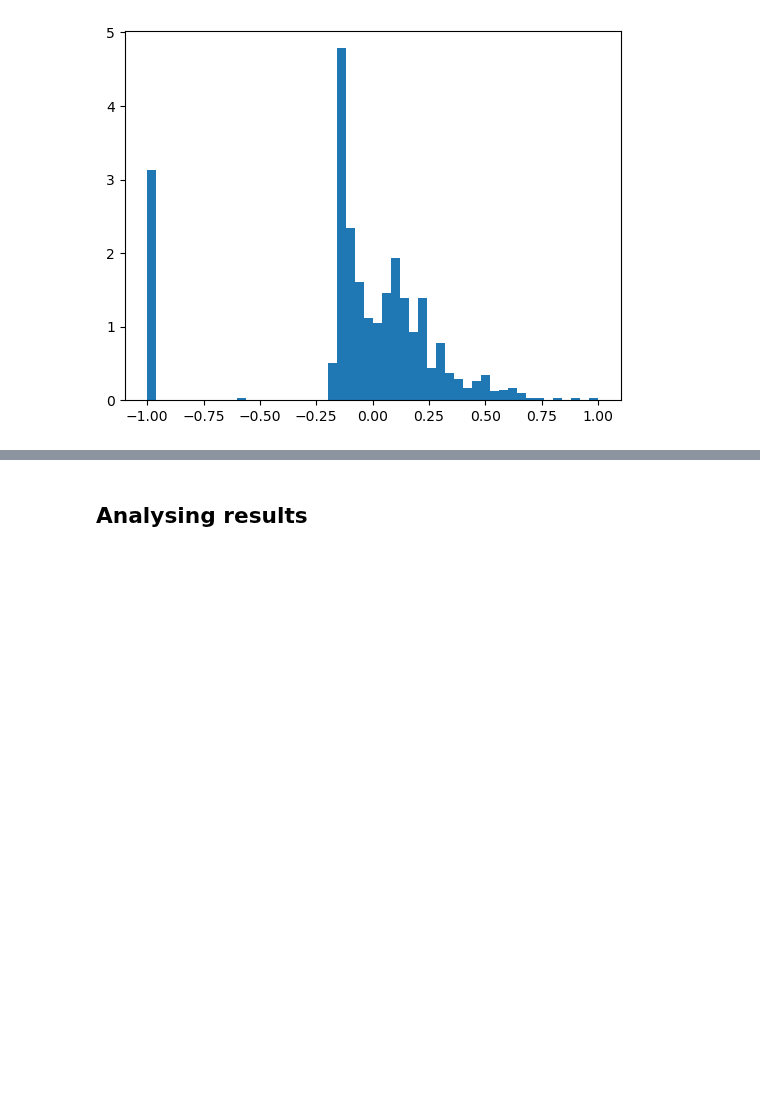
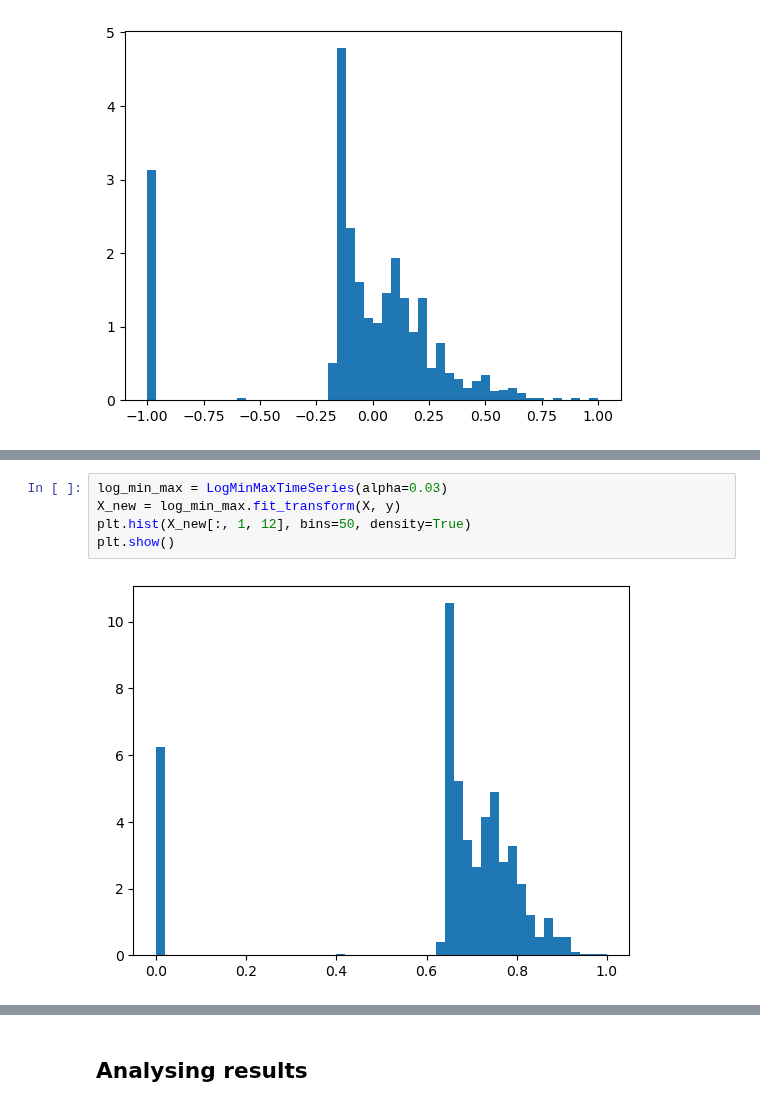
Before and after one commit to marcusGH/edain_paper, a Jupyter notebook: notebooks/static_preprocessing_classes.ipynb, the cells around one changed output, grey strips where cells are left out. Cells and saved outputs as stored; diff of their text form; blank space fills up the shorter version.

Commit message:
Finish mixed transform experiment setup, Run mixed transform exps

```diff
--- a/notebooks/static_preprocessing_classes.ipynb
+++ b/notebooks/static_preprocessing_classes.ipynb
@@ -153,0 +214,7 @@ plt.show()
+# %%
+log_min_max = LogMinMaxTimeSeries(alpha=0.03)
+X_new = log_min_max.fit_transform(X, y)
+plt.hist(X_new[:, 1, 12], bins=50, density=True)
+plt.show()
+# %% [output]
+[figure, added]
```
Also changed, not shown: parts of 12 cells of this notebook, 3 other files.
